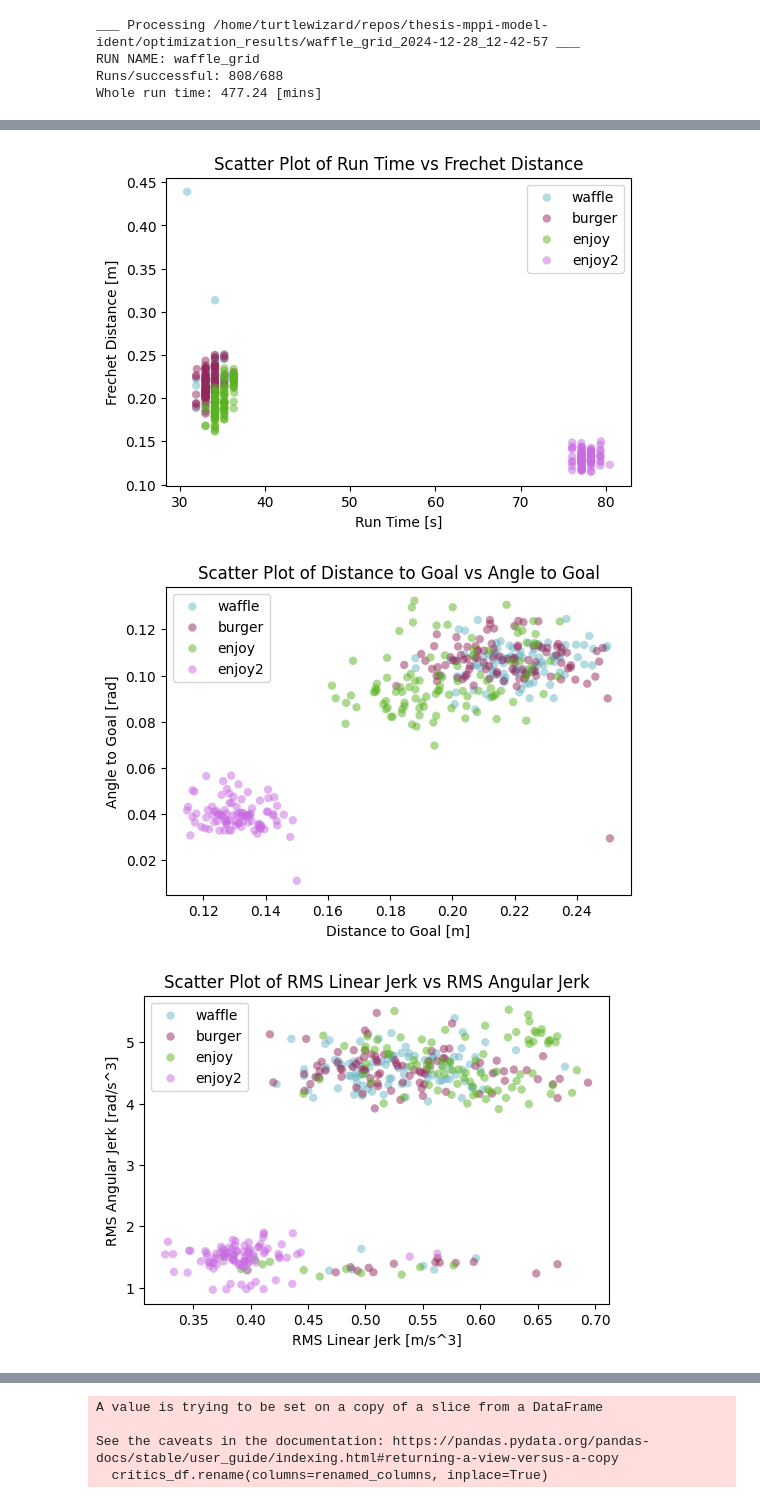
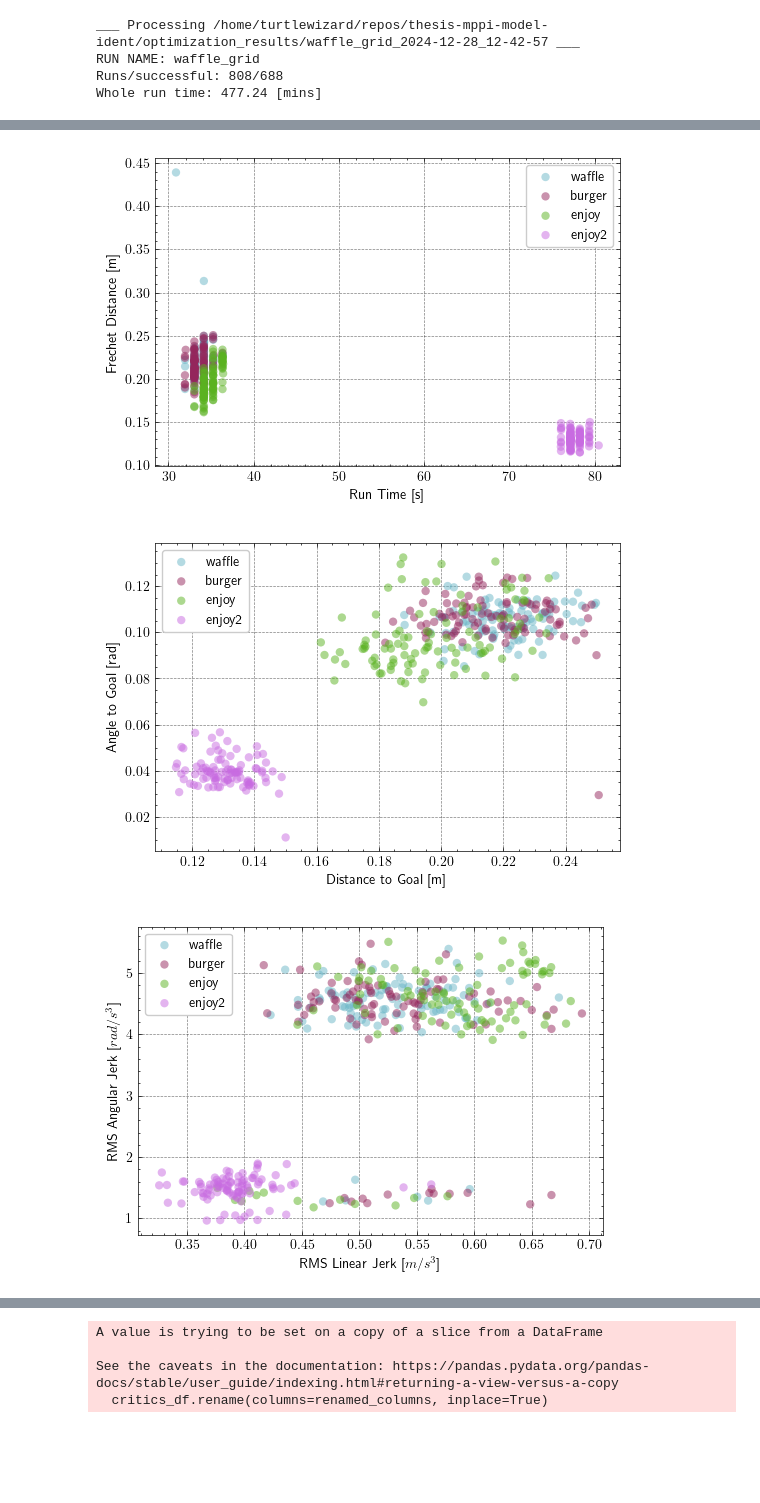
Before and after one commit to turtlewizard73/thesis-mppi-model-ident, a Jupyter notebook: workspace/src/controller_optimization/plots.ipynb, the cells around one changed output, grey strips where cells are left out. Saved outputs shown, nothing was run; the diff lists cells and outputs as text; code cells hidden in the pictures; blank space fills up the shorter version.

Commit message:
plots are nice

```diff
--- a/workspace/src/controller_optimization/plots.ipynb
+++ b/workspace/src/controller_optimization/plots.ipynb
@@ -174,13 +179,13 @@ plt.show()
 # %%
 # plot the scatter of different robot types
-fig = scatter_time_frechet(trial_datas_std)
-fig2 = scatter_distance_angle(trial_datas_std)
-fig3 = scatter_rms(trial_datas_std)
-
+with plt.style.context(['science', 'grid']):
+    std_fig_3 = scatter_time_frechet(trial_datas_std)
+    std_fig_4 = scatter_distance_angle(trial_datas_std)
+    std_fig_5 = scatter_rms(trial_datas_std)
 plt.show()
 # %% [output]
-[figure, old version]
+[figure, new version]
-[figure, old version]
+[figure, new version]
-[figure, old version]
+[figure, new version]
 # %%
 # create a scatter plot
```
Also changed, not shown: parts of 11 cells of this notebook, 2 other files.
